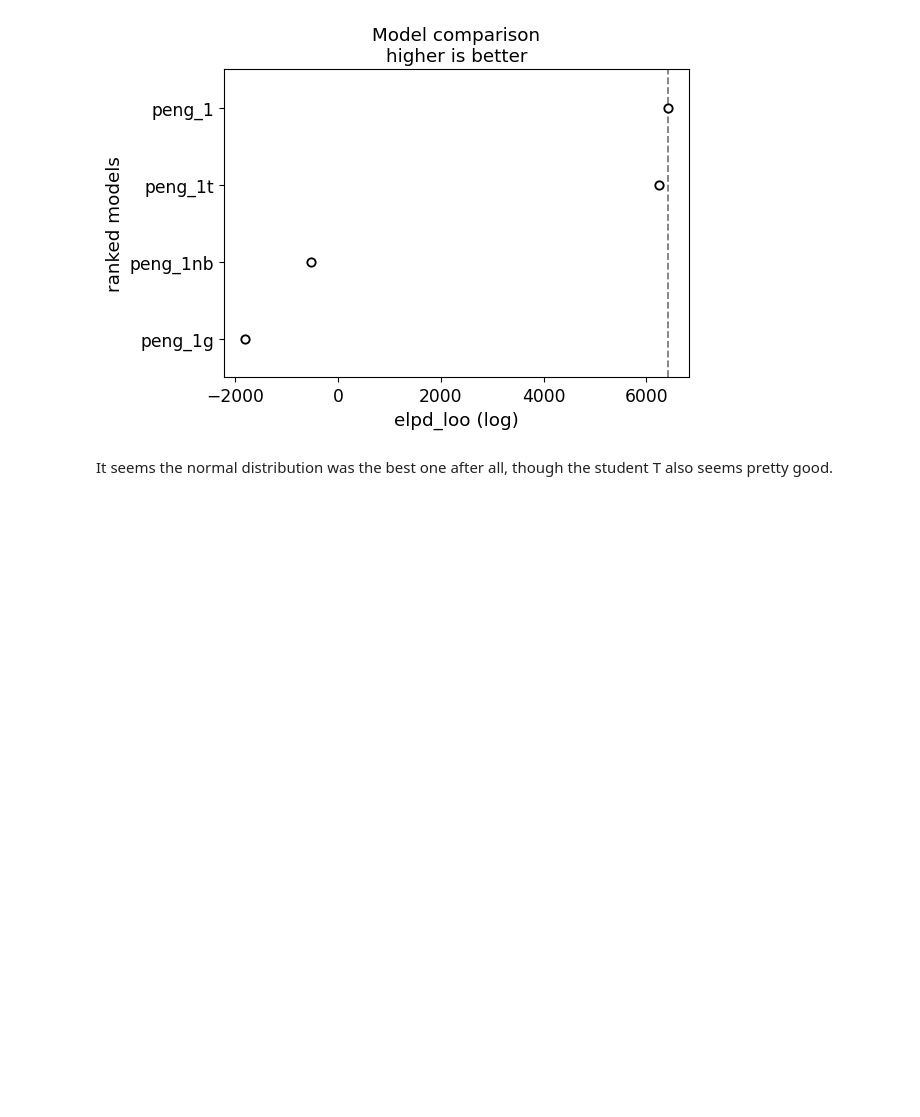
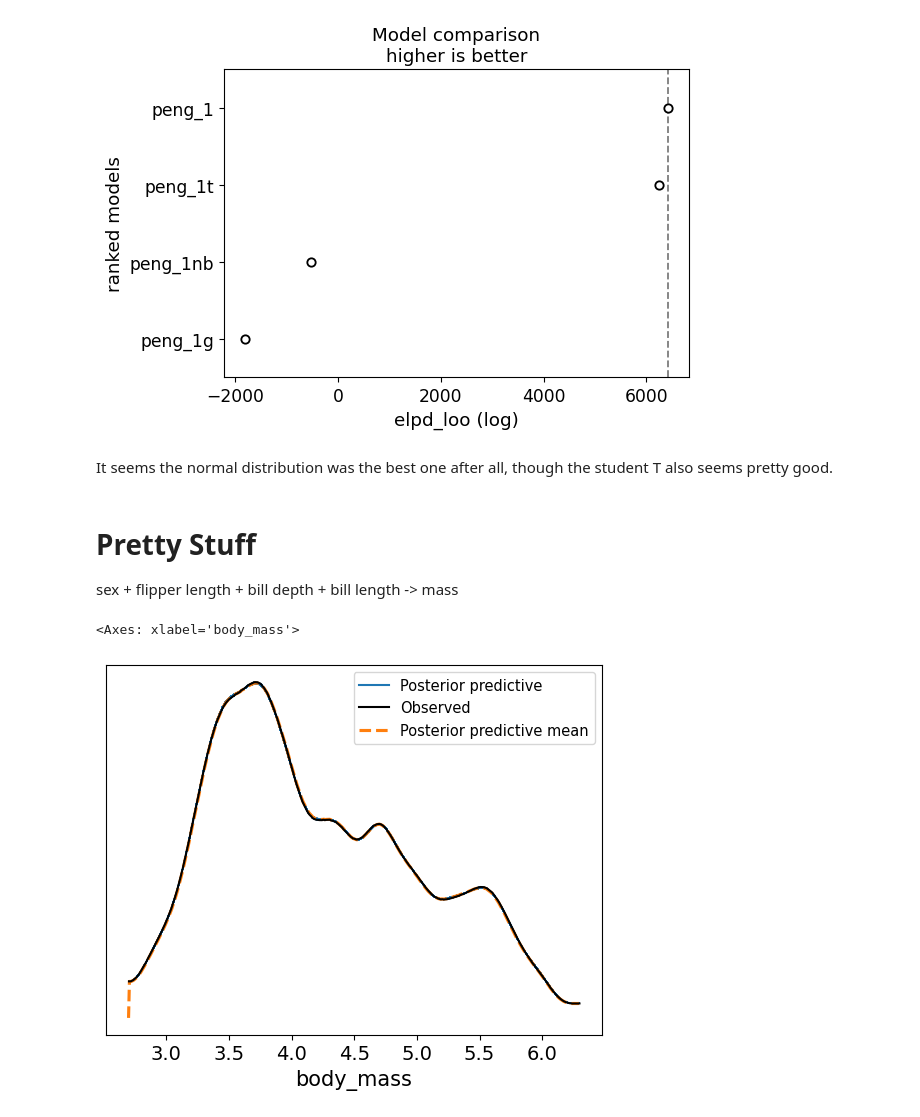
Before and after one commit to AlyW8/Data-Science, a Jupyter notebook: AlysWangU6Project.ipynb, the cells around one changed output. Cells and saved outputs as stored; diff of their text form; code cells hidden in the pictures; blank space fills up the shorter version.

```diff
--- a/AlysWangU6Project.ipynb
+++ b/AlysWangU6Project.ipynb
@@ -245,3 +251,12 @@ az.plot_compare(p_df_bmb_2a)
 [figure]
 # %% [markdown]
 It seems the normal distribution was the best one after all, though the student T also seems pretty good.
+# %% [markdown]
+# Pretty Stuff
+sex + flipper length + bill depth + bill length -> mass
+# %%
+model_peng_1.predict(idata_peng_1, kind="response")
+az.plot_ppc(idata_peng_1)
+# %% [output]
+<Axes: xlabel='body_mass'>
+[figure, added]
```
Also changed, not shown: parts of 12 cells of this notebook.
